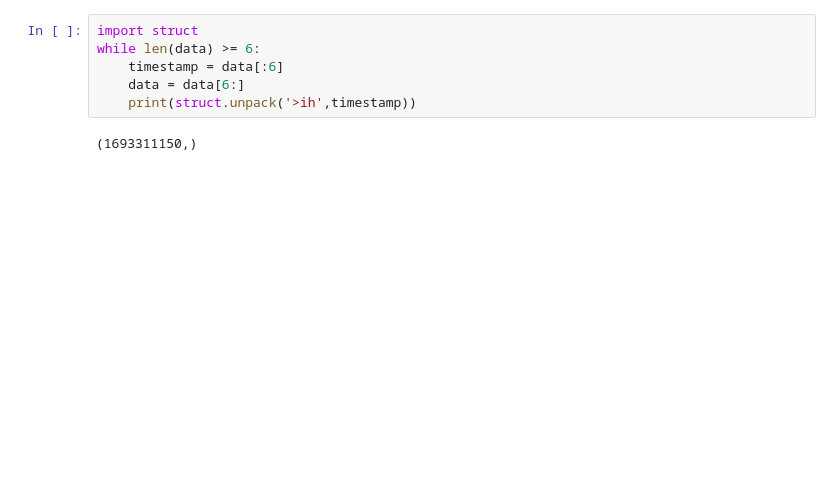
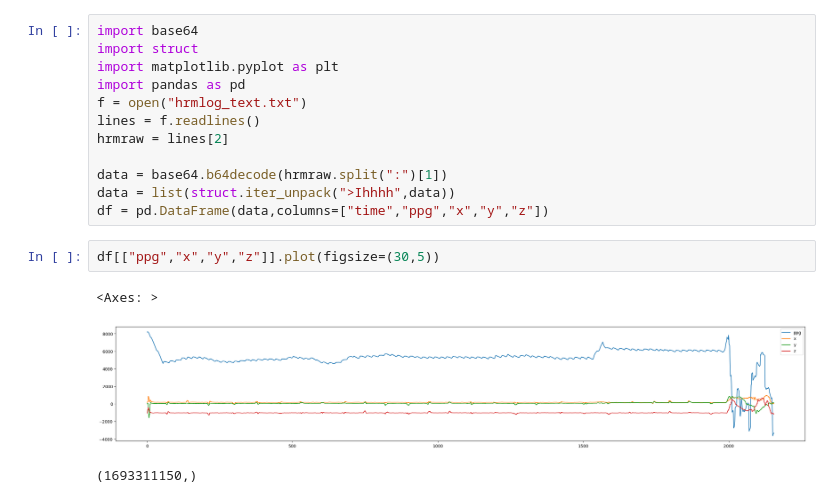
Before and after one commit to velaboratory/bangle, a Jupyter notebook: sync_server/analyze.ipynb, the cells around one changed output. Saved outputs shown, nothing was run; the diff lists cells and outputs as text; blank space fills up the shorter version.

```diff
--- a/sync_server/analyze.ipynb
+++ b/sync_server/analyze.ipynb
@@ -8,9 +1,20 @@ b'd\xed\xe0\xae\x00td\xed\xe0\xcc\x00\x00d\xed\xe1\x08\x00\x00d\xed\xe1D\x00\x00
-# %%
-import struct
-while len(data) >= 6:
-    timestamp = data[:6]
-    data = data[6:]
-    print(struct.unpack('>ih',timestamp))
+# %%
+import base64
+import struct
+import matplotlib.pyplot as plt
+import pandas as pd
+f = open("hrmlog_text.txt")
+lines = f.readlines()
+hrmraw = lines[2]
+
+data = base64.b64decode(hrmraw.split(":")[1])
+data = list(struct.iter_unpack(">Ihhhh",data))
+df = pd.DataFrame(data,columns=["time","ppg","x","y","z"])
+# %%
+df[["ppg","x","y","z"]].plot(figsize=(30,5))
+# %% [output]
+<Axes: >
+[figure, added]
 # %%
 # %% [output]
 (1693311150,)
```
Also changed, not shown: parts of 1 cell of this notebook, 3 other files.
